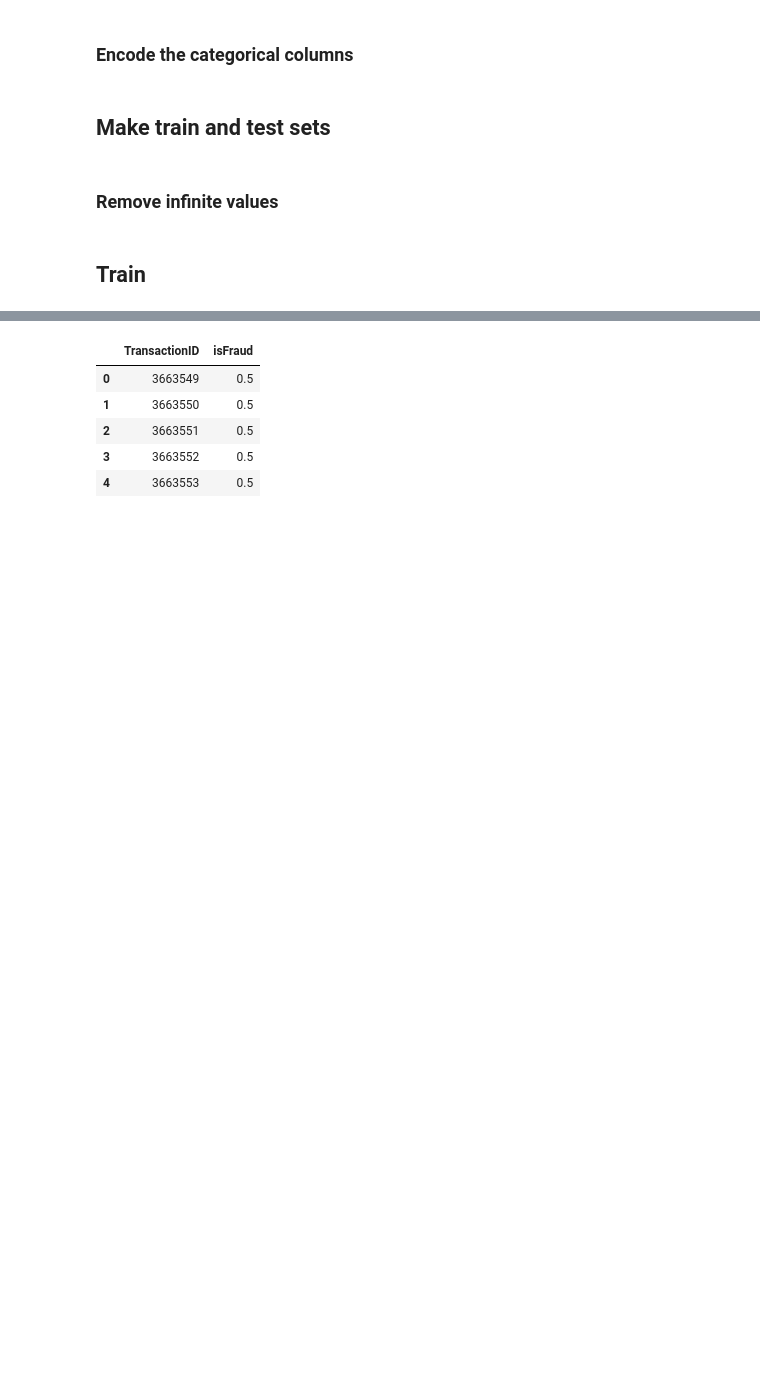
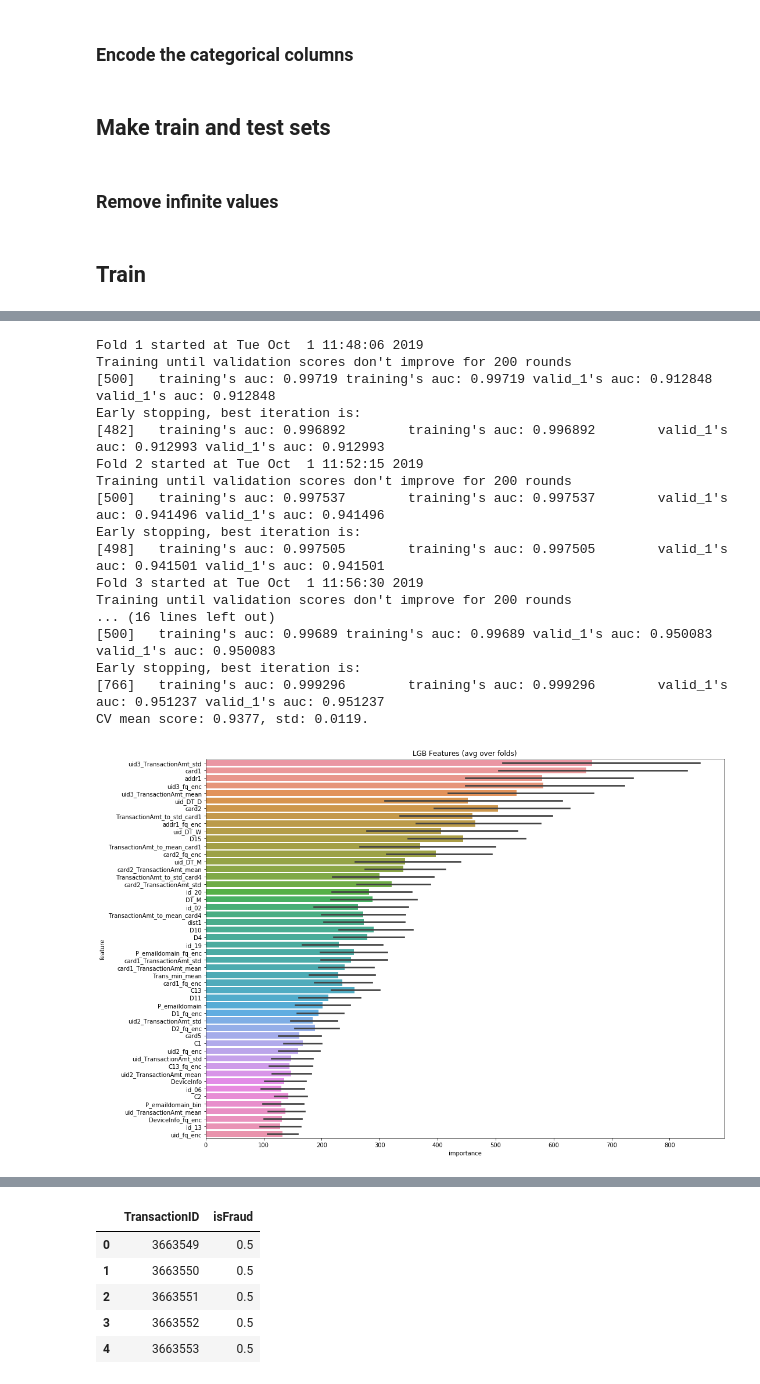
Before and after one commit to Noixas/Fraud-Detection-Kaggle, a Jupyter notebook: Code/fraud_detection_kernel_with_additional_FE.ipynb, the cells around one changed output, grey strips where cells are left out. Cells and saved outputs as stored; diff of their text form; code cells hidden in the pictures; blank space fills up the shorter version.

```diff
--- a/Code/fraud_detection_kernel_with_additional_FE.ipynb
+++ b/Code/fraud_detection_kernel_with_additional_FE.ipynb
@@ -728,0 +773,39 @@ folds = KFold(n_splits=5)
+# %%
+#Drop Amount as only change after the one below (NaN -> 999)
+params = {'num_leaves': 256,
+          'min_child_samples': 79,
+          'objective': 'binary',
+          'max_depth': 13, # Depth of the tree
+          'learning_rate': 0.03,
+          "boosting_type": "gbdt", # traditional Gradient Boosting Decision Tree
+          "subsample_freq": 3,
+          "subsample": 0.9,
+          "bagging_seed": 11,
+          "metric": 'auc',
+          "verbosity": -1,
+          'reg_alpha': 0.3,
+          'reg_lambda': 0.3,
+          'colsample_bytree': 0.9,
+          #'categorical_feature': cat_cols
+         }
+result_dict_lgb = train_model_classification(X=X, X_test=X_test, y=y, params=params, folds=folds, model_type='lgb', eval_metric='auc', plot_feature_importance=True,
+                                                      verbose=500, early_stopping_rounds=200, n_estimators=5000, averaging='usual', n_jobs=-1,groups =split_groups)
+# %% [output]
+Fold 1 started at Tue Oct  1 11:48:06 2019
+Training until validation scores don't improve for 200 rounds
+[500]   training's auc: 0.99719 training's auc: 0.99719 valid_1's auc: 0.912848 valid_1's auc: 0.912848
+Early stopping, best iteration is:
+[482]   training's auc: 0.996892        training's auc: 0.996892        valid_1's auc: 0.912993 valid_1's auc: 0.912993
+Fold 2 started at Tue Oct  1 11:52:15 2019
+Training until validation scores don't improve for 200 rounds
+[500]   training's auc: 0.997537        training's auc: 0.997537        valid_1's auc: 0.941496 valid_1's auc: 0.941496
+Early stopping, best iteration is:
+[498]   training's auc: 0.997505        training's auc: 0.997505        valid_1's auc: 0.941501 valid_1's auc: 0.941501
+Fold 3 started at Tue Oct  1 11:56:30 2019
+Training until validation scores don't improve for 200 rounds
+... (16 lines left out)
+[500]   training's auc: 0.99689 training's auc: 0.99689 valid_1's auc: 0.950083 valid_1's auc: 0.950083
+Early stopping, best iteration is:
+[766]   training's auc: 0.999296        training's auc: 0.999296        valid_1's auc: 0.951237 valid_1's auc: 0.951237
+CV mean score: 0.9377, std: 0.0119.
+[figure, added]
```
Also changed, not shown: parts of 16 cells of this notebook, 4 other files.
